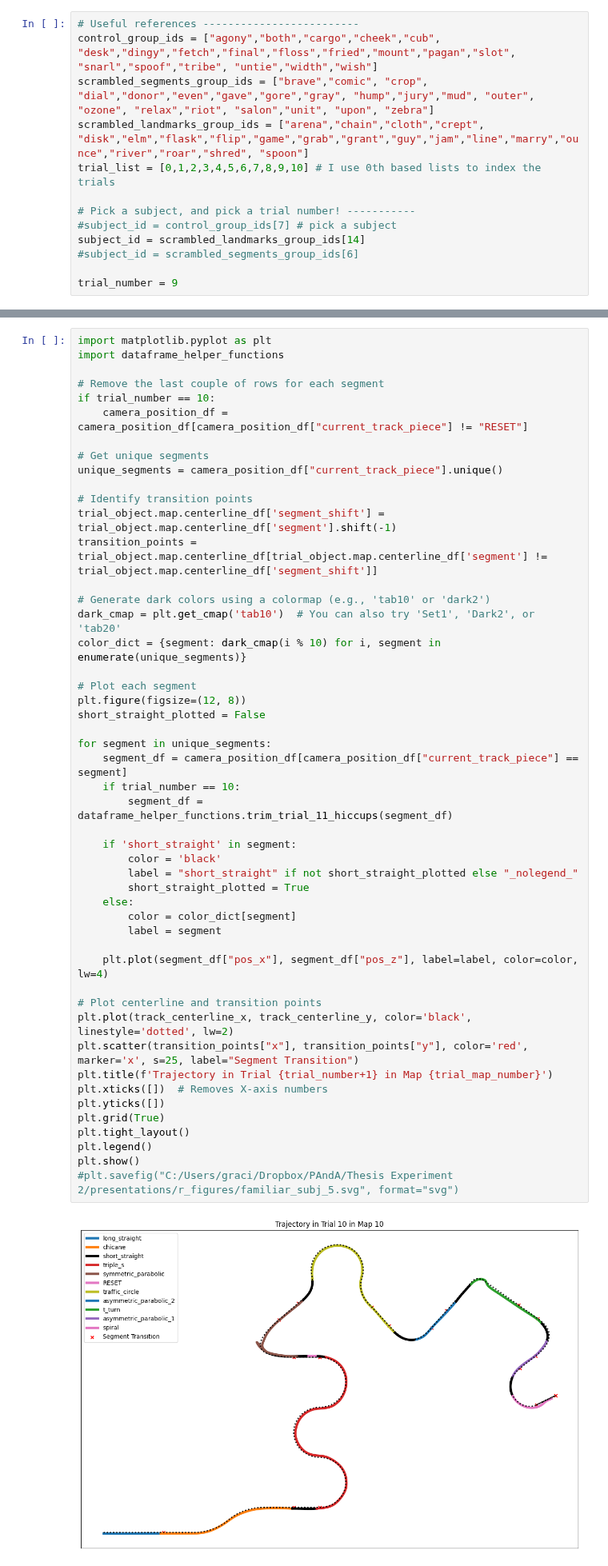
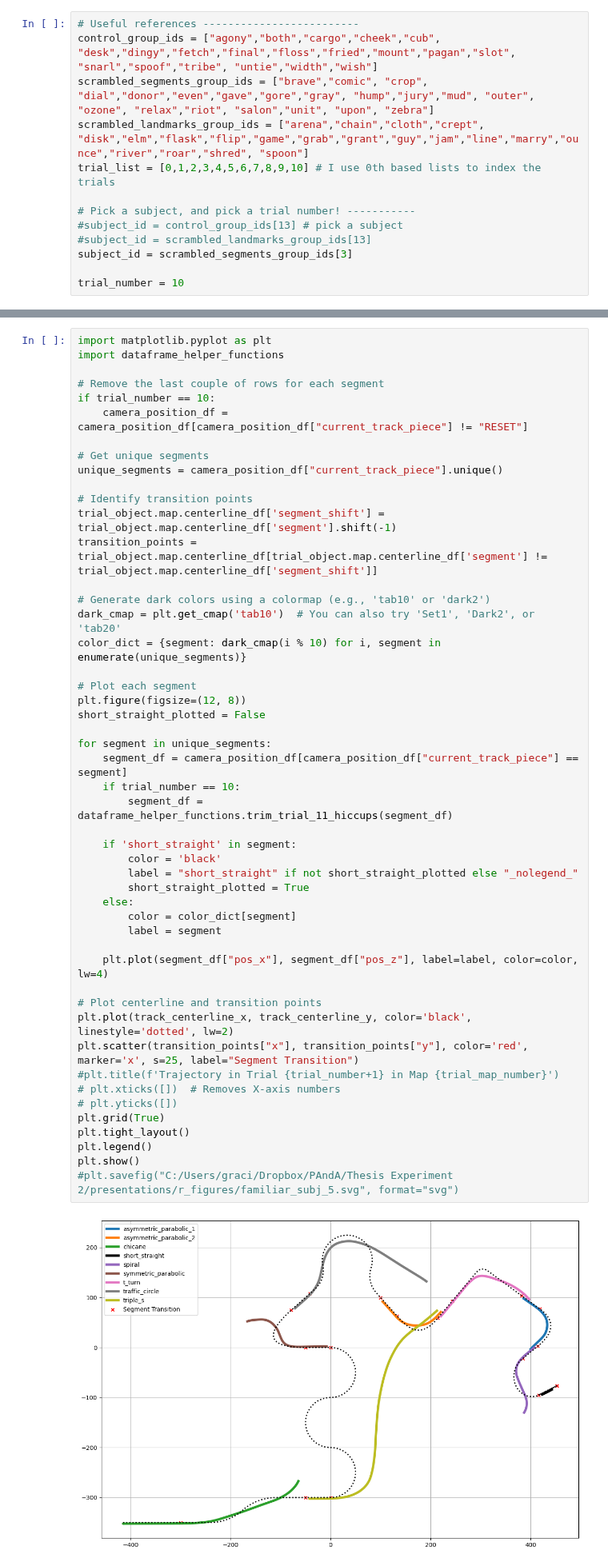
Before and after one commit to GraceRoessling/driving_exp_1_analyses, a Jupyter notebook: experiment_analyses/jupyter_notebooks/Get_subject_data.ipynb, the cells around one changed output, grey strips where cells are left out. Shown at 80% size. Saved outputs shown, nothing was run; the diff lists cells and outputs as text.

```diff
--- a/experiment_analyses/jupyter_notebooks/Get_subject_data.ipynb
+++ b/experiment_analyses/jupyter_notebooks/Get_subject_data.ipynb
@@ -26,11 +26,11 @@ scrambled_landmarks_group_ids = ["arena","chain","cloth","crept", "disk","elm","
 trial_list = [0,1,2,3,4,5,6,7,8,9,10] # I use 0th based lists to index the trials
 
 # Pick a subject, and pick a trial number! -----------
-#subject_id = control_group_ids[7] # pick a subject
-subject_id = scrambled_landmarks_group_ids[14]
-#subject_id = scrambled_segments_group_ids[6]
+#subject_id = control_group_ids[13] # pick a subject
+#subject_id = scrambled_landmarks_group_ids[13]
+subject_id = scrambled_segments_group_ids[3]
 
-trial_number = 9
+trial_number = 10
 # %%
 # Get objects associated to a given subject and their trial
 subject_object = subject_dict[subject_id]
@@ -199,37 +199,37 @@ dark_cmap = plt.get_cmap('tab10')  # You can also try 'Set1', 'Dark2', or 'tab20
 color_dict = {segment: dark_cmap(i % 10) for i, segment in enumerate(unique_segments)}
 
 # Plot each segment
 plt.figure(figsize=(12, 8))
 short_straight_plotted = False
 
 for segment in unique_segments:
     segment_df = camera_position_df[camera_position_df["current_track_piece"] == segment]
     if trial_number == 10:
         segment_df = dataframe_helper_functions.trim_trial_11_hiccups(segment_df)
 
     if 'short_straight' in segment:
         color = 'black'
         label = "short_straight" if not short_straight_plotted else "_nolegend_"
         short_straight_plotted = True
     else:
         color = color_dict[segment]
         label = segment
 
     plt.plot(segment_df["pos_x"], segment_df["pos_z"], label=label, color=color, lw=4)
 
 # Plot centerline and transition points
 plt.plot(track_centerline_x, track_centerline_y, color='black', linestyle='dotted', lw=2)
 plt.scatter(transition_points["x"], transition_points["y"], color='red', marker='x', s=25, label="Segment Transition")
-plt.title(f'Trajectory in Trial {trial_number+1} in Map {trial_map_number}')
-plt.xticks([])  # Removes X-axis numbers
-plt.yticks([])
+#plt.title(f'Trajectory in Trial {trial_number+1} in Map {trial_map_number}')
+# plt.xticks([])  # Removes X-axis numbers
+# plt.yticks([])
 plt.grid(True)
 plt.tight_layout()
 plt.legend()
 plt.show()
 #plt.savefig("C:/Users/graci/Dropbox/PAndA/Thesis Experiment 2/presentations/r_figures/familiar_subj_5.svg", format="svg")
 # %% [output]
-[figure, old version]
+[figure, new version]
 # %%
 driving_sim_df = track_piece_object.dataframes["Vehicle_DrivingSim"]
 
```
Also changed, not shown: parts of 4 cells of this notebook, 6 other files.
